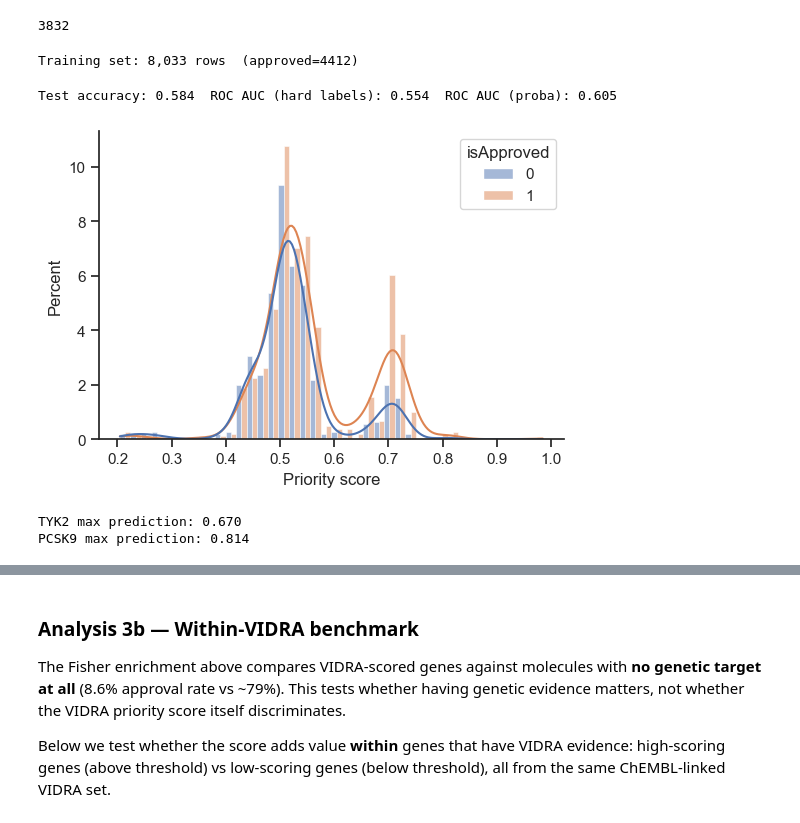
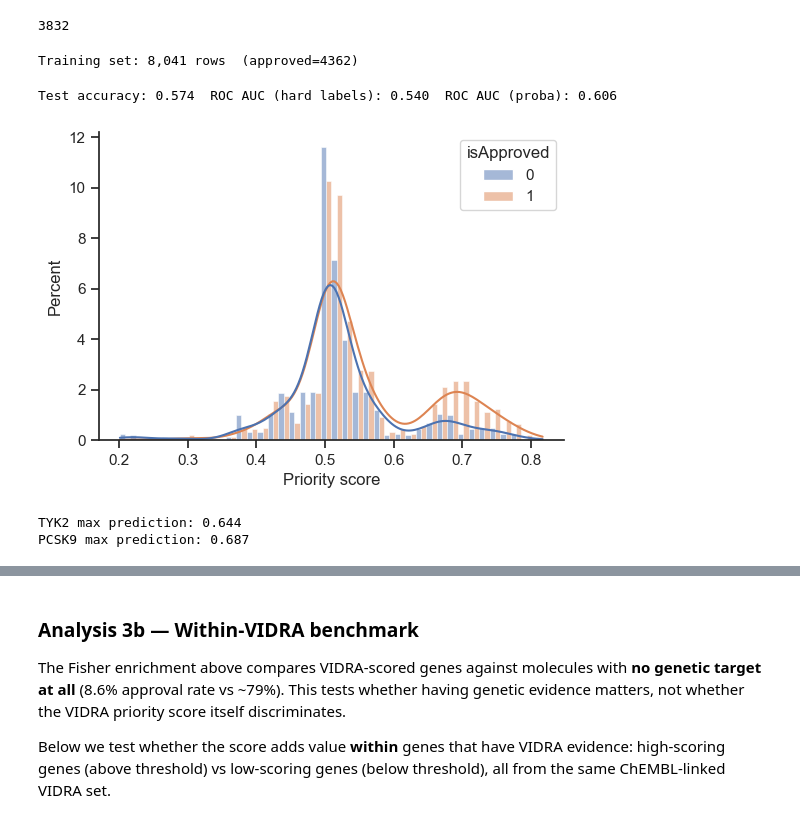
Before and after one commit to TrynkaLab/VIDRA, a Jupyter notebook: scripts/post_stat/post_analysis.ipynb, the cells around one changed output, grey strips where cells are left out. Saved outputs shown, nothing was run; the diff lists cells and outputs as text; code cells hidden in the pictures.

```diff
--- a/scripts/post_stat/post_analysis.ipynb
+++ b/scripts/post_stat/post_analysis.ipynb
@@ -617,9 +621,9 @@ moleculeInfo.loc[moleculeInfo['maximumClinicalTrialPhase'] > 3, 'id'].nunique()
 3832
 # %%
 # ── Build training dataset ────────────────────────────────────────────────────
-# Negative controls: 100 genes not in ChEMBL
+# Negative controls: 1000 genes not in ChEMBL
 not_targets = df_slope[~df_slope["gene"].isin(molecules_G["targetId"])].sample(
-    100, random_state=1
+    200, random_state=1
 )
 
 as_train = df_slope.merge(
@@ -645,7 +649,7 @@ print(
     f"Training set: {len(as_train):,} rows  (approved={as_train['isApproved'].sum()})"
 )
 # %% [output]
-Training set: 8,033 rows  (approved=4412)
+Training set: 8,041 rows  (approved=4362)
 # %%
 # ── Train stacking classifier ─────────────────────────────────────────────────
 X = pd.get_dummies(
@@ -656,9 +660,9 @@ X = pd.get_dummies(
             "source",
             "qtl",
             "pp_slope_neg",
-            # "has_burden",
-            # "intercept_mean",
-            # "has_intercept",
+            "has_burden",
+            "intercept_mean",
+            "has_intercept",
         ]
     ],
     columns=["source", "qtl"],
@@ -687,33 +691,33 @@ print(
     f"Test accuracy: {accuracy:.3f}  ROC AUC (hard labels): {roc_auc:.3f}  ROC AUC (proba): {roc_auc_proba:.3f}"
 )
 # %% [output]
-Test accuracy: 0.584  ROC AUC (hard labels): 0.554  ROC AUC (proba): 0.605
+Test accuracy: 0.574  ROC AUC (hard labels): 0.540  ROC AUC (proba): 0.606
 # %%
 # ── Priority score distribution on test set ───────────────────────────────────
 X_test = X_test.copy()
 X_test["predictions"] = clf.predict_proba(X_test)[:, 1]
 X_test["isApproved"] = y_test.values
 
 fig, ax = plt.subplots(figsize=(6, 4))
 sns.histplot(
     X_test,
     x="predictions",
     hue="isApproved",
     kde=True,
     bins=40,
     multiple="dodge",
     stat="percent",
     ax=ax,
 )
 ax.set_xlabel("Priority score")
 fig.savefig(
     os.path.join(OUT_DIR, "A3_priority_score_distribution.pdf"),
-    dpi=600,
+    dpi=400,
     bbox_inches="tight",
 )
 plt.show()
 # %% [output]
-[figure, old version]
+[figure, new version]
 # %%
 # ── Expand prediction to all VIDRA results ────────────────────────────────────
 # Align dummy columns to training feature set
@@ -725,9 +729,9 @@ all_features = pd.get_dummies(
             "source",
             "qtl",
             "pp_slope_neg",
-            # "has_burden",
-            # "intercept_mean",
-            # "has_intercept",
+            "has_burden",
+            "intercept_mean",
+            "has_intercept",
         ]
     ],
     columns=["source", "qtl"],
@@ -749,8 +753,8 @@ for name, ensg in [("TYK2", "ENSG00000105397"), ("PCSK9", "ENSG00000169174")]:
     else:
         print(f"{name} not found in VIDRA results")
 # %% [output]
-TYK2 max prediction: 0.670
-PCSK9 max prediction: 0.814
+TYK2 max prediction: 0.644
+PCSK9 max prediction: 0.687
 # %%
 # ── Priority score histogram (all genes) ──────────────────────────────────────
 fig, ax = plt.subplots(figsize=(6, 4))
```
Also changed, not shown: parts of 18 cells of this notebook.
